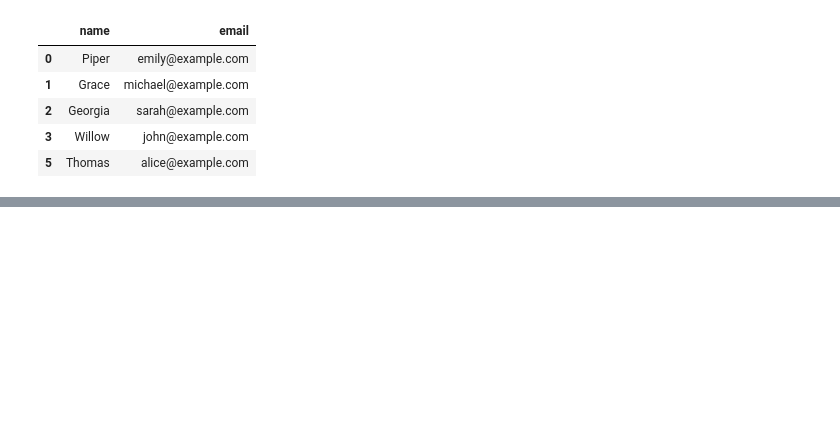
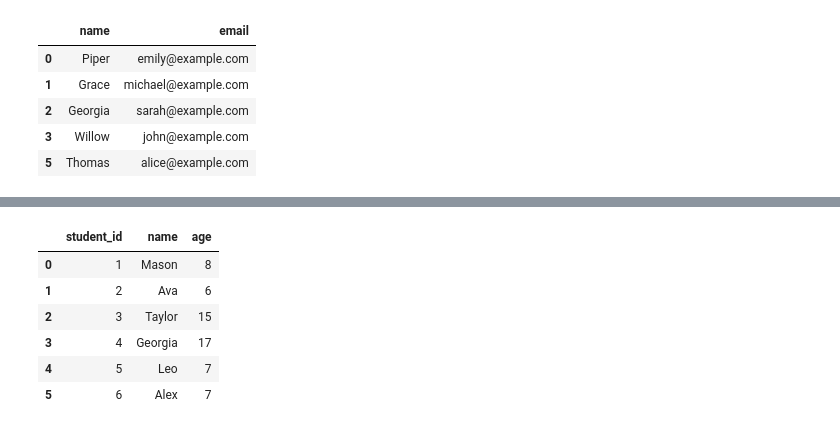
Before and after one commit to Abhi951197/Basic_Pandas, a Jupyter notebook: Q's15.ipynb, the cells around one changed output, grey strips where cells are left out. Saved outputs shown, nothing was run; the diff lists cells and outputs as text; code cells hidden in the pictures; blank space fills up the shorter version.

```diff
--- a/Q's15.ipynb
+++ b/Q's15.ipynb
@@ -158,0 +283,29 @@ dropDuplicateEmails(customers)
+# %%
+import pandas as pd
+data1 = {
+    'student_id': [1, 2, 3, 4],
+    'name': ['Mason', 'Ava', 'Taylor', 'Georgia'],
+    'age': [8, 6, 15, 17]
+}
+
+df1 = pd.DataFrame(data1)
+
+data2 = {
+    'student_id': [5, 6],
+    'name': ['Leo', 'Alex'],
+    'age': [7, 7]
+}
+
+df2 = pd.DataFrame(data2)
+
+def concatenateTables(df1: pd.DataFrame, df2: pd.DataFrame) -> pd.DataFrame:
+    return pd.concat([df1,df2],ignore_index=True)
+concatenateTables(df1,df2)
+# %% [output]
+|  | student_id | name | age |
+| 0 | 1 | Mason | 8 |
+| 1 | 2 | Ava | 6 |
+| 2 | 3 | Taylor | 15 |
+| 3 | 4 | Georgia | 17 |
+| 4 | 5 | Leo | 7 |
+| 5 | 6 | Alex | 7 |
```
Also changed, not shown: parts of 29 cells of this notebook.
